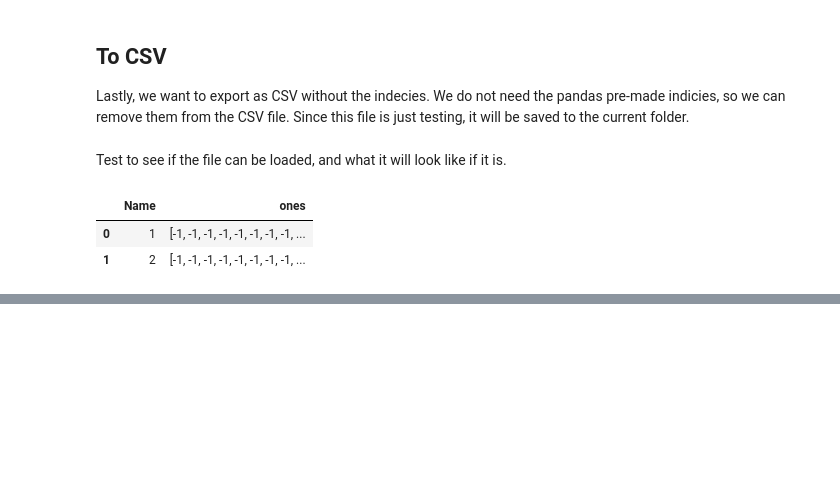
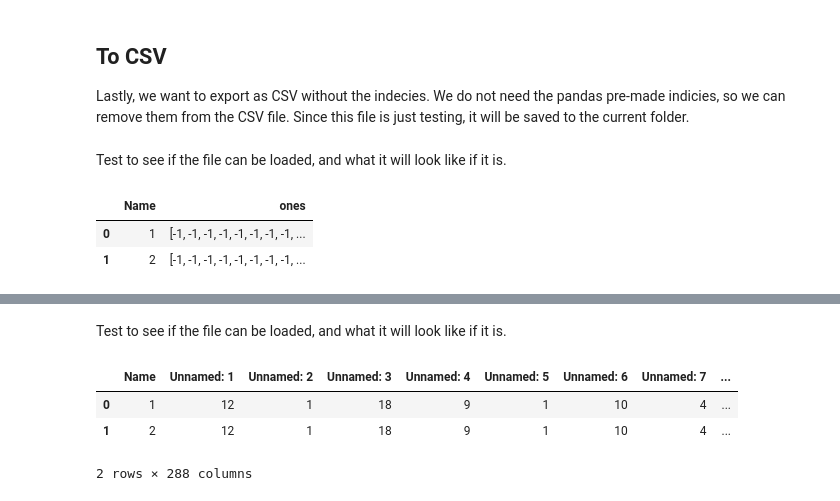
Before and after one commit to 14corman/mic-pred-feat-select, a Jupyter notebook: notebooks/data_processing.ipynb, the cells around one changed output, grey strips where cells are left out. Drawn from its saved outputs; the diff is of its cells as text; code cells hidden in the pictures; blank space fills up the shorter version.

Commit message:
Added form 3 preprocessing code to notebook and python file

```diff
--- a/notebooks/data_processing.ipynb
+++ b/notebooks/data_processing.ipynb
@@ -290,0 +378,9 @@ pd.read_csv('form_2.csv').head()
+# %% [markdown]
+Test to see if the file can be loaded, and what it will look like if it is.
+# %%
+pd.read_csv('form_3.csv').head()
+# %% [output]
+|  | Name | Unnamed: 1 | Unnamed: 2 | Unnamed: 3 | Unnamed: 4 | Unnamed: 5 | Unnamed: 6 | Unnamed: 7 | ... |
+| 0 | 1 | 12 | 1 | 18 | 9 | 1 | 10 | 4 | ... |
+| 1 | 2 | 12 | 1 | 18 | 9 | 1 | 10 | 4 | ... |
+2 rows × 288 columns
```
Also changed, not shown: parts of 10 cells of this notebook, 3 other files.
